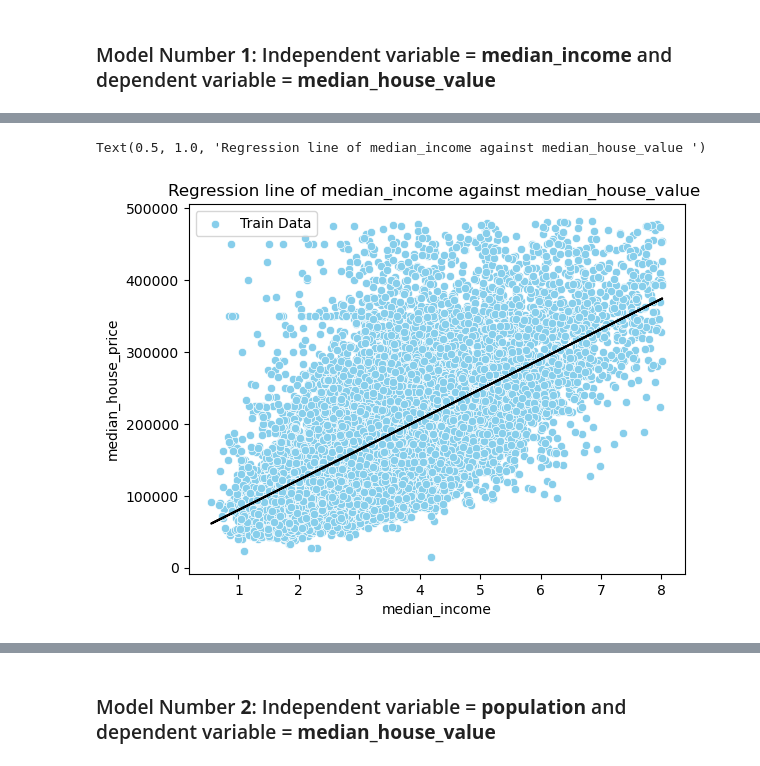
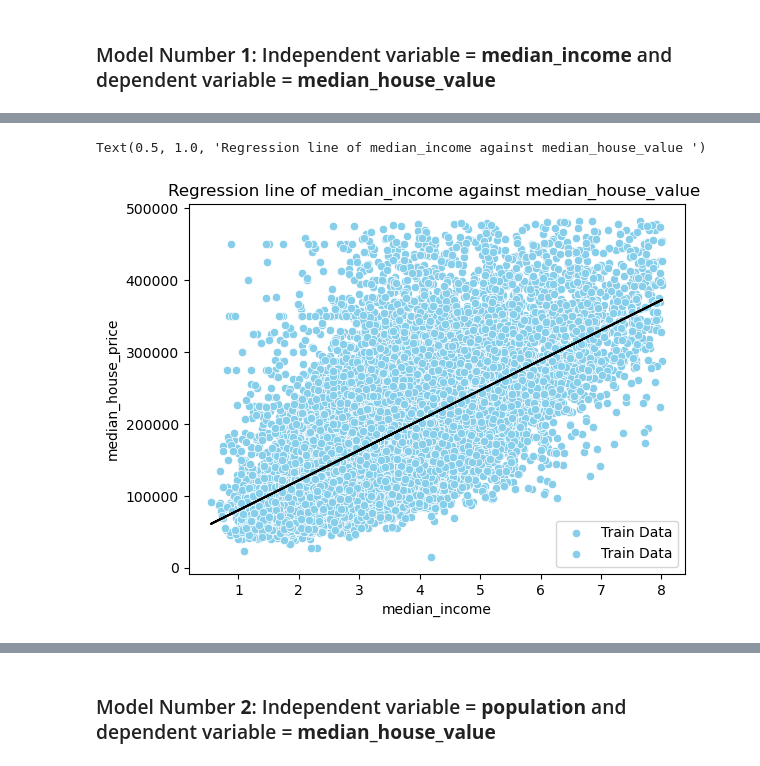
Before and after one commit to MO7AMED-119/CSCN8010-labs, a Jupyter notebook: Lab1.ipynb, the cells around one changed output, grey strips where cells are left out. Cells and saved outputs as stored; diff of their text form; code cells hidden in the pictures.

```diff
--- a/Lab1.ipynb
+++ b/Lab1.ipynb
@@ -328,13 +342,15 @@ Intercept:  38159.09553067642
 # %%
 sns.scatterplot(x = train.median_income,y=train.median_house_value,color ="skyblue",label='Train Data')
+
+sns.scatterplot(x = test.median_income,y=test.median_house_value,color ="skyblue",label='Train Data')
 
 plt.plot(train_x, regr.coef_[0]*train_x + regr.intercept_,label='Regression Line', color= 'black')
 plt.xlabel('median_income')
 plt.ylabel('median_house_price')
 plt.title("Regression line of median_income against median_house_value ")
 # %% [output]
 Text(0.5, 1.0, 'Regression line of median_income against median_house_value ')
-[figure, old version]
+[figure, new version]
 # %%
 from sklearn.metrics import r2_score
 
```
Also changed, not shown: parts of 15 cells of this notebook, 2 other files.
